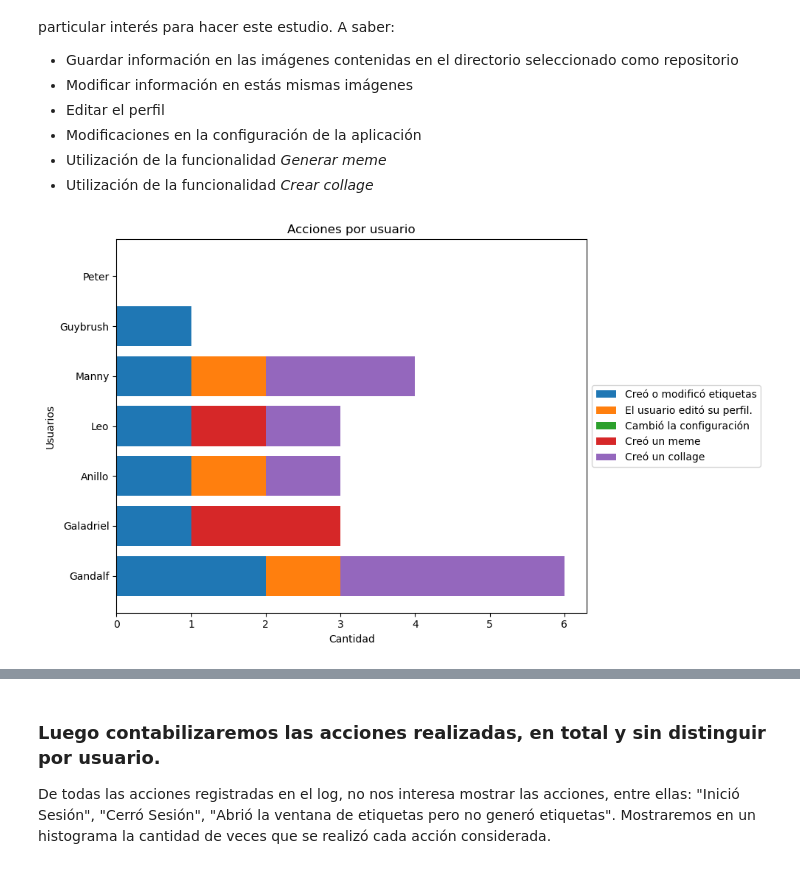
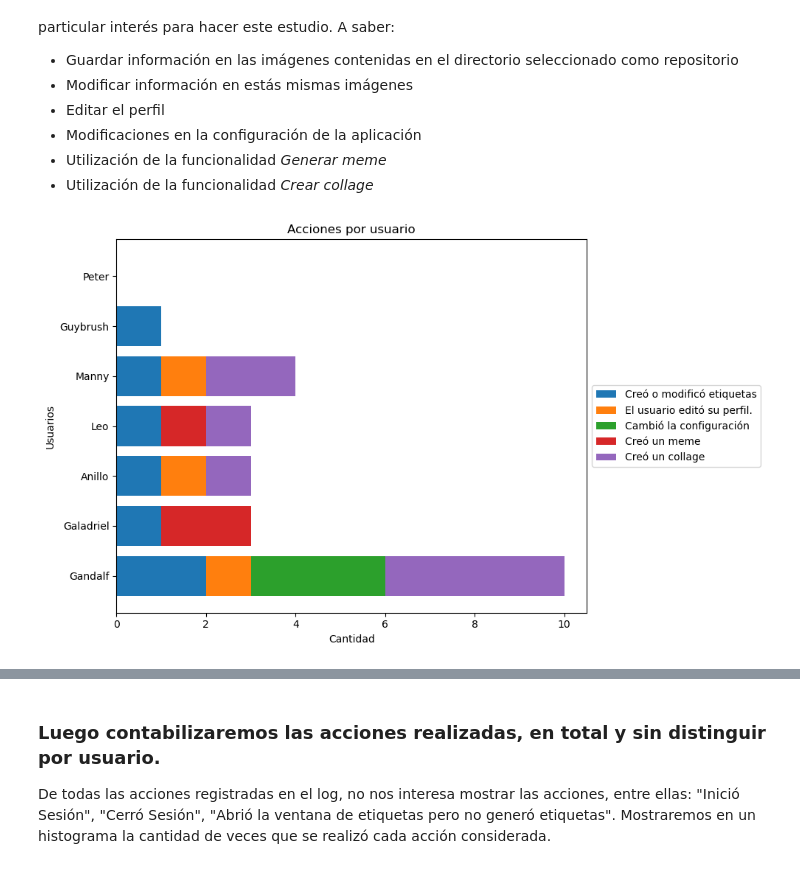
Before and after one commit to Petercantropvs/UNLPImage, a Jupyter notebook: unlpimage/estadisticas_jupyter.ipynb, the cells around one changed output, grey strips where cells are left out. Cells and saved outputs as stored; diff of their text form; code cells hidden in the pictures.

```diff
--- a/unlpimage/estadisticas_jupyter.ipynb
+++ b/unlpimage/estadisticas_jupyter.ipynb
@@ -80,32 +80,32 @@ for name in users:
     etiquetas_nuevas.append(df[(df["Action"] == "Guardó información nueva en las imágenes del directorio") & (df["User"] == name)]["Action"].count())
     etiquetas_cambios.append(df[(df["Action"] == "Modificó información en las imágenes del directorio") & (df["User"] == name)]["Action"].count())
     editoperfil.append(df[(df["Action"] == "El usuario editó su perfil.") & (df["User"] == name)]["Action"].count())
-    configuracion.append(df[(df["Action"] == "Cambió la configuración") & (df["User"] == name)]["Action"].count())
+    configuracion.append(df[(df["Action"] == "Entró a ventana de configuracion y cambió las rutas") & (df["User"] == name)]["Action"].count())
     memes.append(df[(df["Action"] == "Generó un meme") & (df["User"] == name)]["Action"].count())
     collage.append(df[(df["Action"] == "Creó un collage") & (df["User"] == name)]["Action"].count())
 
 #En el gráfico no diferenciaremos entre guardado de etiquetas nuevas o modificación de ellas.
 #Para juntar ambas acciones usamos la función zip en un bucle for, para sumar la cantidad total.
 
 etiquetas = [sum(x) for x in zip(etiquetas_nuevas, etiquetas_cambios)]
 
 #Finalmente con toda la información obtenida del DataFrame, realizamos el histograma.
 #De nuevo usando la función zip, que nos permite ir agrupando las acciones ya consideradas para darselas como valor
 #a la opción de configuración "left" en plt.barh.
 
 plt.figure(figsize=(10, 6))
 plt.barh(users, etiquetas, label='Creó o modificó etiquetas')
 plt.barh(users, editoperfil, left=etiquetas, label='El usuario editó su perfil.')
 plt.barh(users, configuracion, left=[sum(x) for x in zip(etiquetas, editoperfil)], label='Cambió la configuración')
 plt.barh(users, memes, left=[sum(x) for x in zip(etiquetas, editoperfil, configuracion)], label='Creó un meme')
 plt.barh(users, collage, left=[sum(x) for x in zip(etiquetas, editoperfil, configuracion, memes)], label='Creó un collage')
 
 plt.xlabel('Cantidad')
 plt.ylabel('Usuarios')
 plt.title('Acciones por usuario')
 plt.legend(loc='center left', bbox_to_anchor=(1, 0.5))
 
 plt.tight_layout()
 plt.show()
 # %% [output]
-[figure, old version]
+[figure, new version]
```
Also changed, not shown: parts of 4 cells of this notebook.
